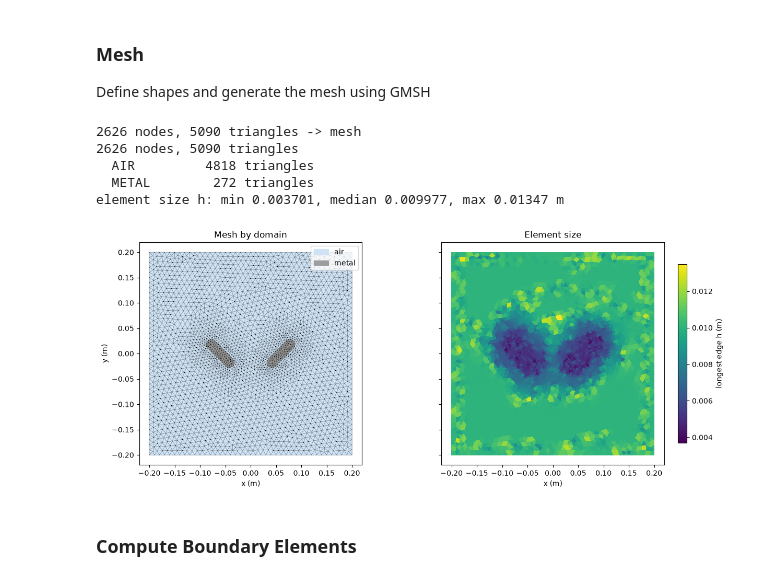
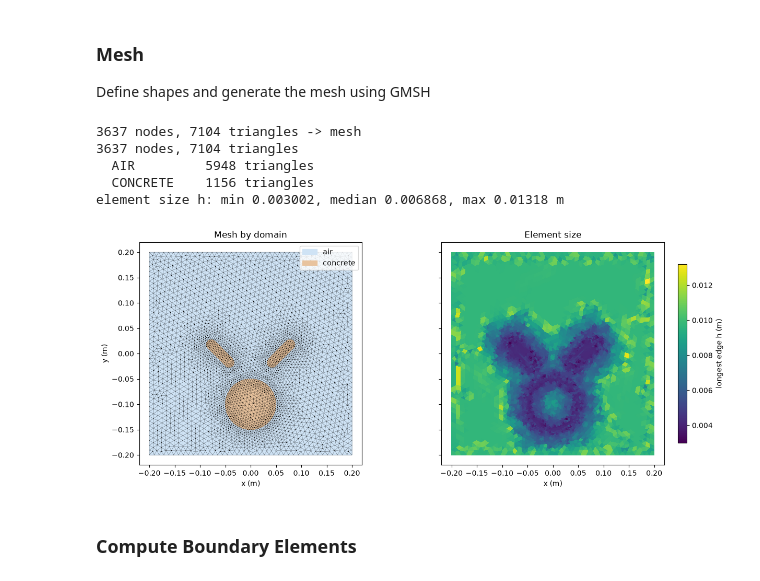
Before and after one commit to tenderribs/wifi-room-mom, a Jupyter notebook: main.ipynb, the cells around one changed output. Cells and saved outputs as stored; diff of their text form; code cells hidden in the pictures.

```diff
--- a/main.ipynb
+++ b/main.ipynb
@@ -15,23 +15,31 @@ from numpy.typing import NDArray
 # %% [markdown]
 ### Physical parameters + config
 # %%
+SRC: Literal["plane_wave", "router"] = "router"
+
 E0 = 1  # Plane wave amplitude
+
 EPS0: float = 8.85e-12  # Diel. permittivity of vacuum
-EPS1: float = 1.0  # Permittivity of air
 MU0: float = 4 * np.pi * 1e-7  # Mag. permeability of vacuum
-MU1: float = 1.0  # Permeability of the air
-SIG1 = 0.0  # Conductivity of the air (S/m)
-V = 1 / np.sqrt(EPS0 * MU0 * EPS1 * MU1)  # wave speed
-F_HZ = 4e9  # Plane wave frequency
+MU1: float = 1.0  # Permeability of concrete
+
+F_HZ = 5.160e9  # wave frequency
 OMEGA = 2 * np.pi * F_HZ  # Angular frequency
-LAMBDA = V / F_HZ  # Wavelength
-K0: float = 2 * np.pi / LAMBDA  # Free space wave number
-KPW = np.array([0, -K0])  # Direction of the plane wave
+
+K1: float = np.sqrt(OMEGA**2 * EPS0 * MU0)  # Free space wave number
+LAMBDA1 = 2 * np.pi / K1
+
+# Permittivity of concrete: 5.2, sigma = 0.1S/m
+EPSC: complex = EPS0 * 5.2 - 1j * 0.1 / OMEGA
+K2: complex = np.sqrt(OMEGA**2 * MU0 * MU1 * EPSC)
+LAMBDA2 = 2 * np.pi / np.real(K2)
+
+# Direction of the plane wave
+KPW = np.array([0, -K1])
 
 # Router
-I = 1  # Amps
-SRC: Literal["plane_wave", "router"] = "plane_wave"
 rs = np.array([-0.1, -0.1])  # Router placement
+I = 1.0  # Amps
 # %% [markdown]
 ### Mesh
 
@@ -39,40 +47,43 @@ Define shapes and generate the mesh using GMSH
 # %%
 mesh_dir = "mesh"
 
 gen_meshes(
     box=(-0.2, -0.2, 0.2, 0.2),
     shapes=[
+        Circle(x=0.0, y=-0.1, r=0.05, domain=Domain.CONCRETE),
         Stadium(
             x=0.06,
             y=-0.0,
             length=0.05,
             r=0.01,
             angle=np.pi / 4,
-            domain=Domain.METAL,
+            domain=Domain.CONCRETE,
         ),
         Stadium(
             x=-0.06,
             y=0.0,
             length=0.05,
             r=0.01,
             angle=3 * np.pi / 4,
-            domain=Domain.METAL,
+            domain=Domain.CONCRETE,
         ),
     ],
-    h_far=0.01,
-    h_shape=0.005,
+    h_far=LAMBDA1 / 6,
+    h_shape=LAMBDA2 / 6,  # LAMBDA2 should technically always be smaller
     out_dir=mesh_dir,
 )
 
+assert LAMBDA1 > LAMBDA2
+
 nodes, elements = load_meshes(src_dir=mesh_dir)
 plot_meshes(nodes=nodes, elements=elements)
 # %% [output]
-2626 nodes, 5090 triangles -> mesh
-2626 nodes, 5090 triangles
-  AIR         4818 triangles
-  METAL        272 triangles
-element size h: min 0.003701, median 0.009977, max 0.01347 m
+3637 nodes, 7104 triangles -> mesh
+3637 nodes, 7104 triangles
+  AIR         5948 triangles
+  CONCRETE    1156 triangles
+element size h: min 0.003002, median 0.006868, max 0.01318 m
-[figure, old version]
+[figure, new version]
 # %% [markdown]
 ### Compute Boundary Elements
 # %%
```
Also changed, not shown: parts of 9 cells of this notebook, 4 other files.
